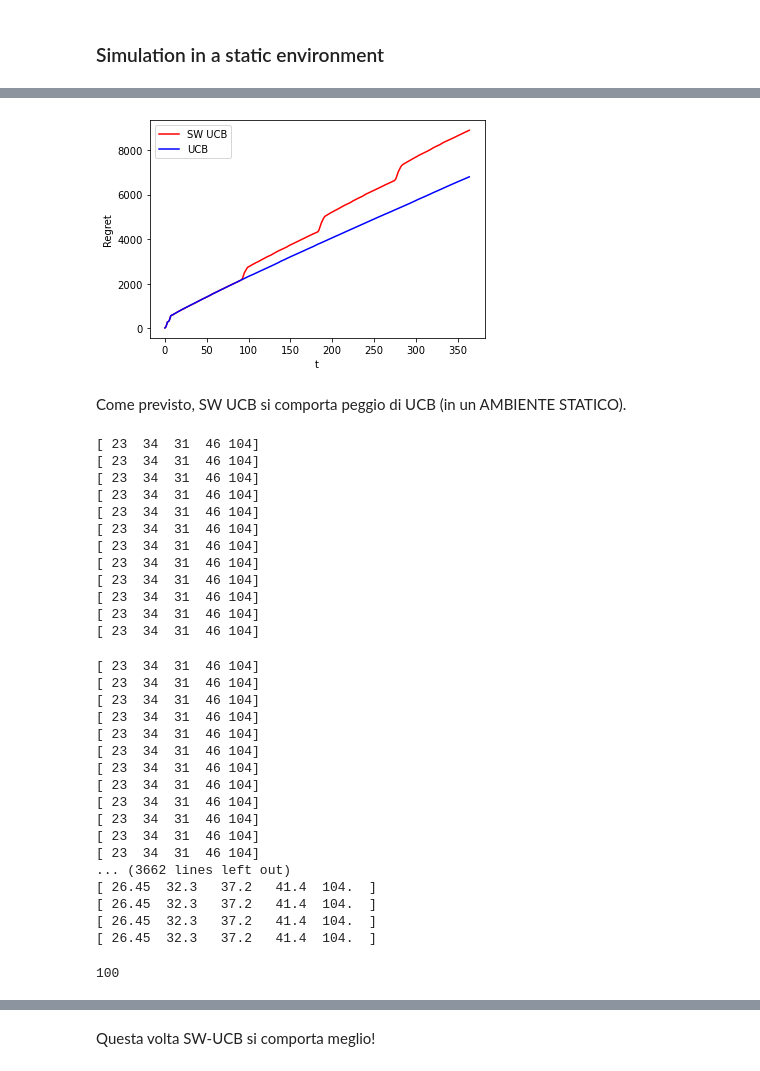
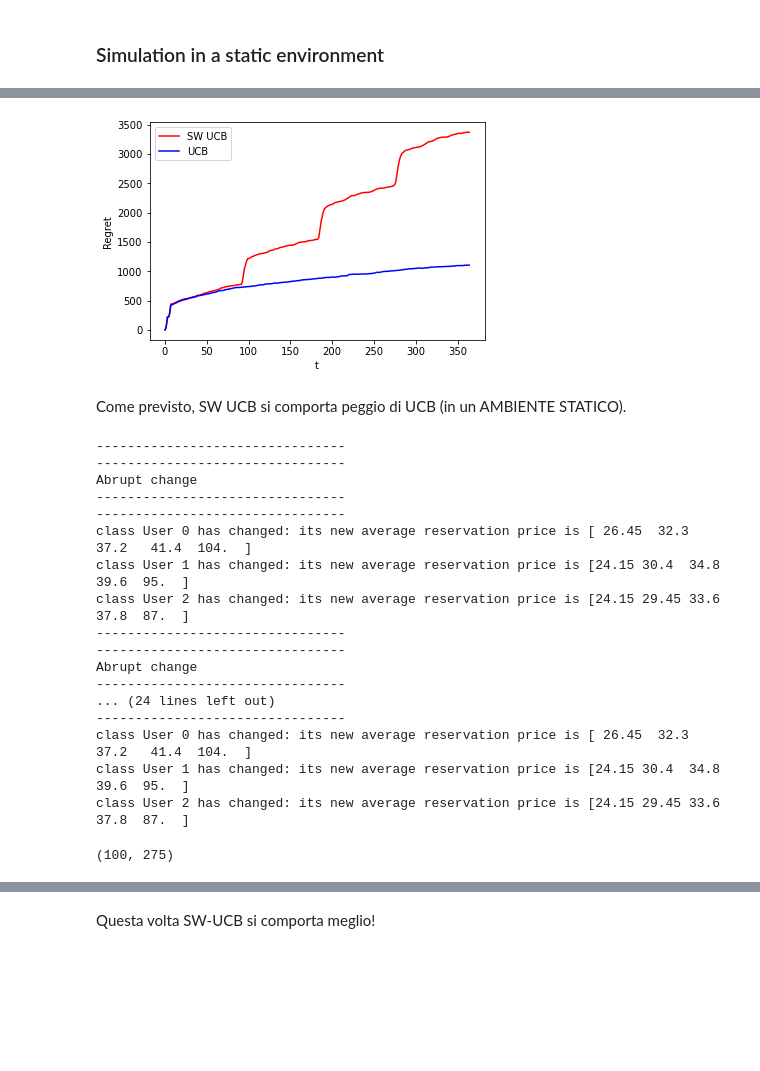
Before and after one commit to GiuliaMontani/Online-learning-application, a Jupyter notebook: Ola_project/Step6.ipynb, the cells around one changed output, grey strips where cells are left out. Cells and saved outputs as stored; diff of their text form; code cells hidden in the pictures; blank space fills up the shorter version.

```diff
--- a/Ola_project/Step6.ipynb
+++ b/Ola_project/Step6.ipynb
@@ -324,7 +233,7 @@ n_days = 365
 fixed_alpha = 1
 fixed_weights = 1
 fixed_units = 1
-n_experiments = 10
+n_experiments = 5
 
 window_size = 90
 
@@ -380,17 +269,17 @@ sw_ucb_rewards_per_experiment
 # %%
 plt.figure(0)
 plt.xlabel("t")
 plt.ylabel("Regret")
-plt.plot(np.cumsum(np.mean(opt - sw_ucb_rewards_per_experiment, axis=0)), 'r')
-plt.plot(np.cumsum(np.mean(opt - ucb_rewards_per_experiment, axis=0)), 'b')
+plt.plot(np.cumsum(np.mean(opt1 - sw_ucb_rewards_per_experiment, axis=0)), 'r')
+plt.plot(np.cumsum(np.mean(opt1 - ucb_rewards_per_experiment, axis=0)), 'b')
 plt.legend(["SW UCB","UCB"])
 plt.show()
 # %% [output]
-[figure, old version]
+[figure, new version]
 # %% [markdown]
 Come previsto, SW UCB si comporta peggio di UCB (in un AMBIENTE STATICO).
 # %%
-#Comparison between SW-UCB and UCB
+#Comparison between SW-UCB and UCB in a dynamic environment
 
 n_arms = 4
 num_users = 100
@@ -398,11 +287,11 @@ n_days = 365
 fixed_alpha = 1
 fixed_weights = 0
 fixed_units = 1  # 0 ?
-n_experiments = 10
+n_experiments = 5
 
-days_of_change = [100]
+days_of_change = [100,275] #April 10 and October 2
 
-window_size = 90
+window_size = 100
 
 sw_ucb_rewards_per_experiment = []
 ucb_rewards_per_experiment = []
@@ -418,10 +307,11 @@ for e in range(n_experiments):
     sw_UCB_learner = SW_UCB(n_arms, window_size)
 
     for d in range(n_days):
-        for day_of_change in days_of_change:
-            if d==day_of_change:
-                env.abrupt_change([0,1,2],change)
-        print(User0.avg_reservation_price)
+        #for day_of_change in days_of_change:
+        if d==100: # day_of_change:
+            env.abrupt_change([0,1,2],change)
+        if d==275:
+            reset_users_reserv_prices()
 
         pulled_arm = ucb_learner.pull_arm()
         reward = env.round(pulled_arm)
@@ -438,39 +328,27 @@ for e in range(n_experiments):
     sw_ucb_pulls_per_arm_per_experiment.append(sw_UCB_learner.counter_per_arm)
     ucb_pulls_per_arm_per_experiment.append(ucb_learner.counter_per_arm)
 # %% [output]
-[ 23  34  31  46 104]
-[ 23  34  31  46 104]
-[ 23  34  31  46 104]
-[ 23  34  31  46 104]
-[ 23  34  31  46 104]
-[ 23  34  31  46 104]
-[ 23  34  31  46 104]
-[ 23  34  31  46 104]
-[ 23  34  31  46 104]
-[ 23  34  31  46 104]
-[ 23  34  31  46 104]
-[ 23  34  31  46 104]
+--------------------------------
+--------------------------------
+Abrupt change
+--------------------------------
+--------------------------------
+class User 0 has changed: its new average reservation price is [ 26.45  32.3   37.2   41.4  104.  ]
+class User 1 has changed: its new average reservation price is [24.15 30.4  34.8  39.6  95.  ]
+class User 2 has changed: its new average reservation price is [24.15 29.45 33.6  37.8  87.  ]
+--------------------------------
+--------------------------------
+Abrupt change
+--------------------------------
+... (24 lines left out)
+--------------------------------
+class User 0 has changed: its new average reservation price is [ 26.45  32.3   37.2   41.4  104.  ]
+class User 1 has changed: its new average reservation price is [24.15 30.4  34.8  39.6  95.  ]
+class User 2 has changed: its new average reservation price is [24.15 29.45 33.6  37.8  87.  ]
-[ 23  34  31  46 104]
-[ 23  34  31  46 104]
-[ 23  34  31  46 104]
-[ 23  34  31  46 104]
-[ 23  34  31  46 104]
-[ 23  34  31  46 104]
-[ 23  34  31  46 104]
-[ 23  34  31  46 104]
-[ 23  34  31  46 104]
-[ 23  34  31  46 104]
-[ 23  34  31  46 104]
-[ 23  34  31  46 104]
-... (3662 lines left out)
-[ 26.45  32.3   37.2   41.4  104.  ]
-[ 26.45  32.3   37.2   41.4  104.  ]
-[ 26.45  32.3   37.2   41.4  104.  ]
-[ 26.45  32.3   37.2   41.4  104.  ]
 # %%
-days_of_change[0]
+days_of_change[0],days_of_change[1]
 # %% [output]
-100
+(100, 275)
 # %%
 sw_ucb_rewards = np.mean(sw_ucb_rewards_per_experiment, axis=0)
 ucb_rewards = np.mean(ucb_rewards_per_experiment, axis=0)
```
Also changed, not shown: parts of 49 cells of this notebook, 6 other files.
